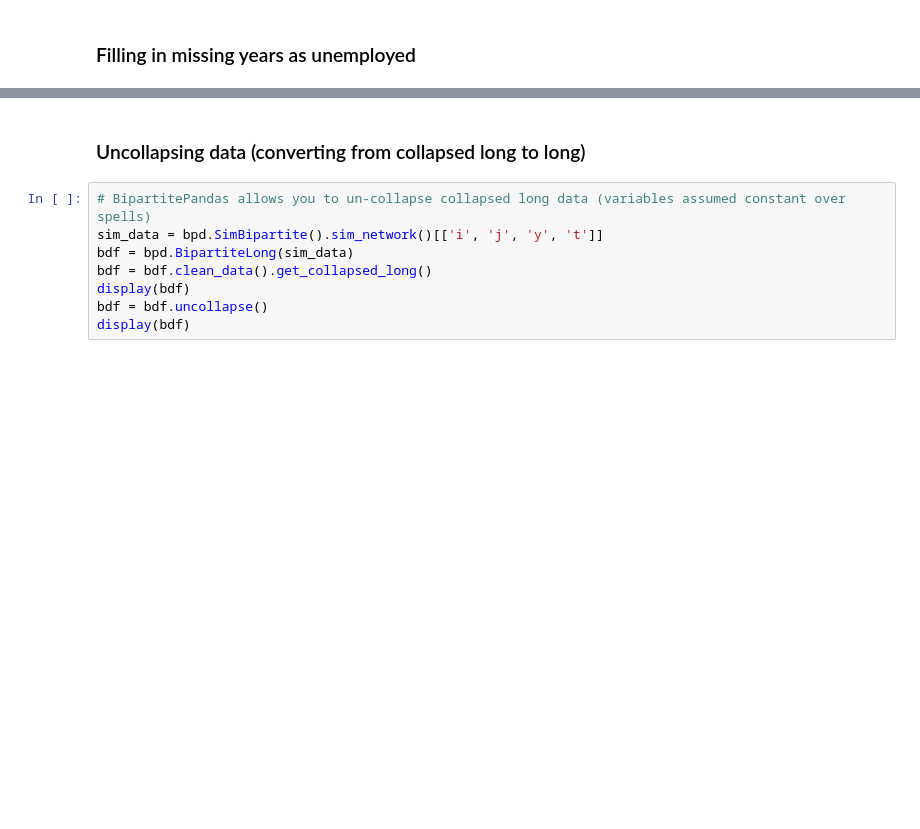
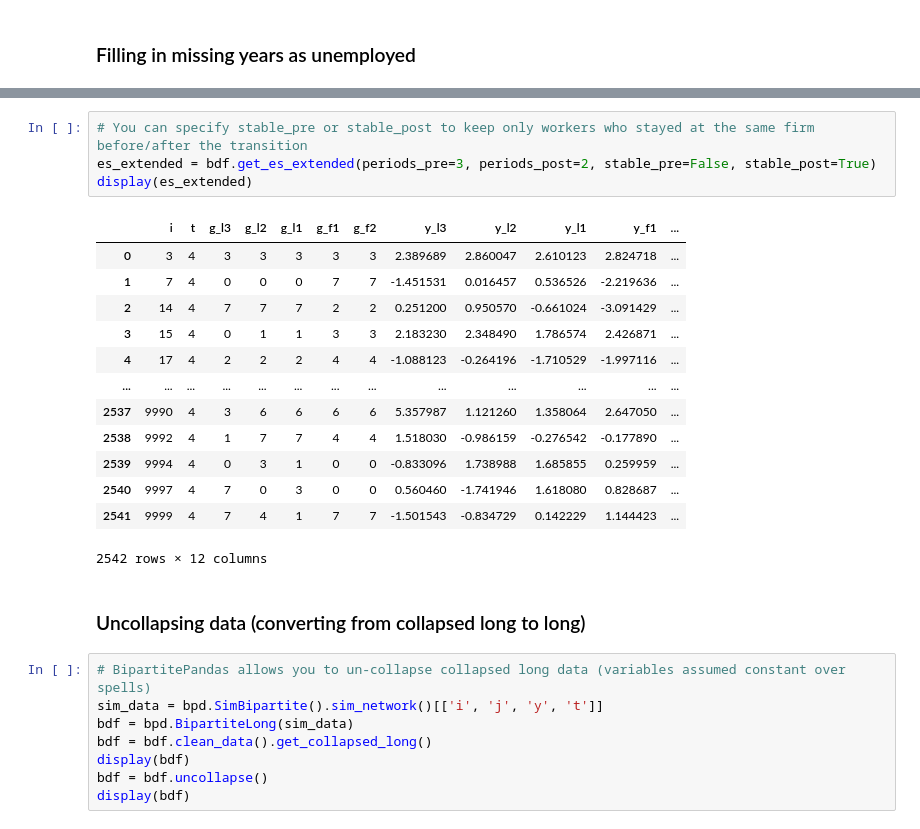
Before and after one commit to tlamadon/bipartitepandas, a Jupyter notebook: docs/_static/notebooks/extra_features_examples.ipynb, the cells around one changed output, grey strips where cells are left out. Saved outputs shown, nothing was run; the diff lists cells and outputs as text; blank space fills up the shorter version.

```diff
--- a/docs/_static/notebooks/extra_features_examples.ipynb
+++ b/docs/_static/notebooks/extra_features_examples.ipynb
@@ -165,3 +177,21 @@ display(bdf.fill_periods()) # Can specify fill_j=x instead of -1 and fill_y=y in
+# %%
+# You can specify stable_pre or stable_post to keep only workers who stayed at the same firm before/after the transition
+es_extended = bdf.get_es_extended(periods_pre=3, periods_post=2, stable_pre=False, stable_post=True)
+display(es_extended)
+# %% [output]
+|  | i | t | g_l3 | g_l2 | g_l1 | g_f1 | g_f2 | y_l3 | y_l2 | y_l1 | y_f1 | ... |
+| 0 | 3 | 4 | 3 | 3 | 3 | 3 | 3 | 2.389689 | 2.860047 | 2.610123 | 2.824718 | ... |
+| 1 | 7 | 4 | 0 | 0 | 0 | 7 | 7 | -1.451531 | 0.016457 | 0.536526 | -2.219636 | ... |
+| 2 | 14 | 4 | 7 | 7 | 7 | 2 | 2 | 0.251200 | 0.950570 | -0.661024 | -3.091429 | ... |
+| 3 | 15 | 4 | 0 | 1 | 1 | 3 | 3 | 2.183230 | 2.348490 | 1.786574 | 2.426871 | ... |
+| 4 | 17 | 4 | 2 | 2 | 2 | 4 | 4 | -1.088123 | -0.264196 | -1.710529 | -1.997116 | ... |
+| ... | ... | ... | ... | ... | ... | ... | ... | ... | ... | ... | ... | ... |
+| 2537 | 9990 | 4 | 3 | 6 | 6 | 6 | 6 | 5.357987 | 1.121260 | 1.358064 | 2.647050 | ... |
+| 2538 | 9992 | 4 | 1 | 7 | 7 | 4 | 4 | 1.518030 | -0.986159 | -0.276542 | -0.177890 | ... |
+| 2539 | 9994 | 4 | 0 | 3 | 1 | 0 | 0 | -0.833096 | 1.738988 | 1.685855 | 0.259959 | ... |
+| 2540 | 9997 | 4 | 7 | 0 | 3 | 0 | 0 | 0.560460 | -1.741946 | 1.618080 | 0.828687 | ... |
+| 2541 | 9999 | 4 | 7 | 4 | 1 | 7 | 7 | -1.501543 | -0.834729 | 0.142229 | 1.144423 | ... |
+2542 rows × 12 columns
 # %% [markdown]
 ### Uncollapsing data (converting from collapsed long to long)
 # %%
```
Also changed, not shown: parts of 16 cells of this notebook, 6 other files.
